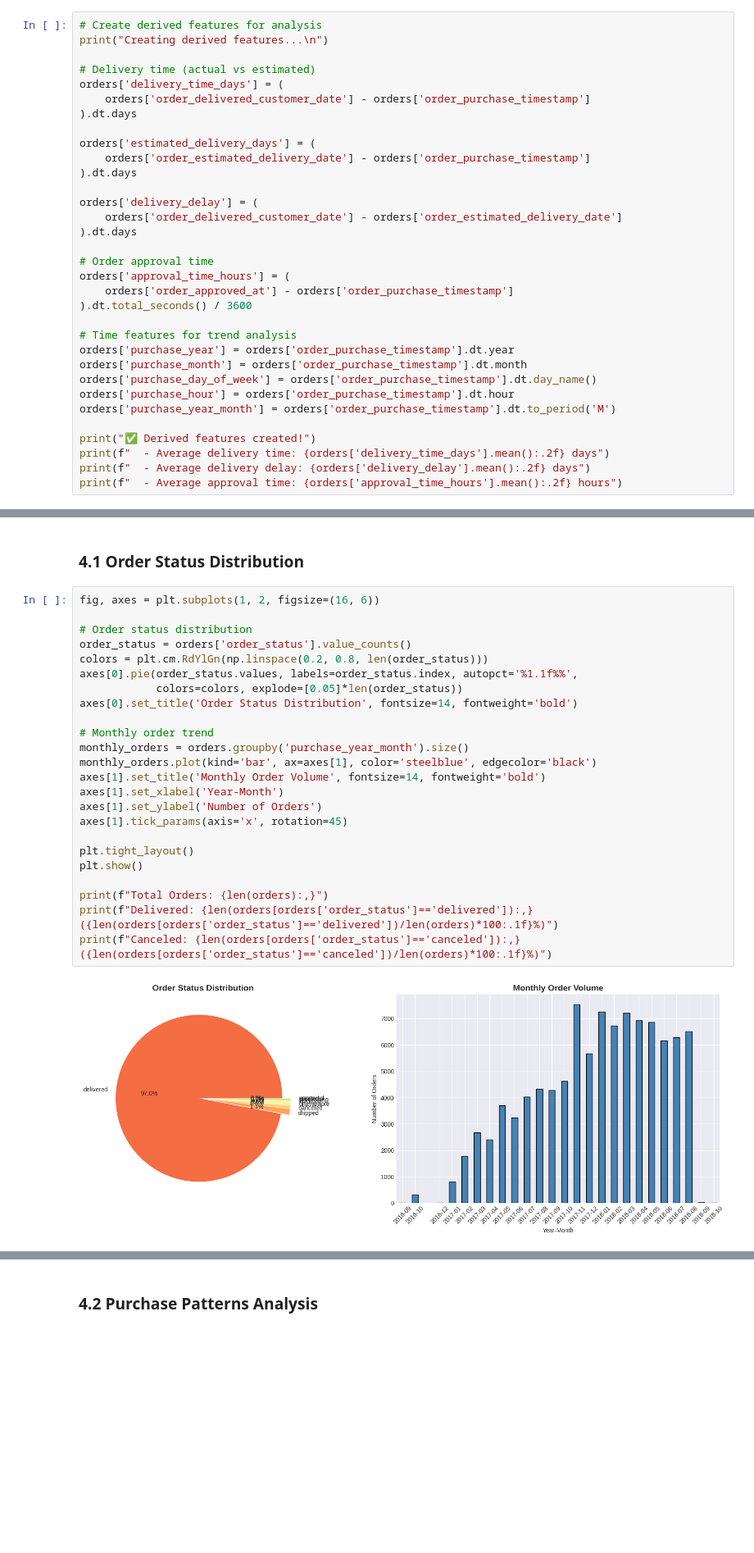
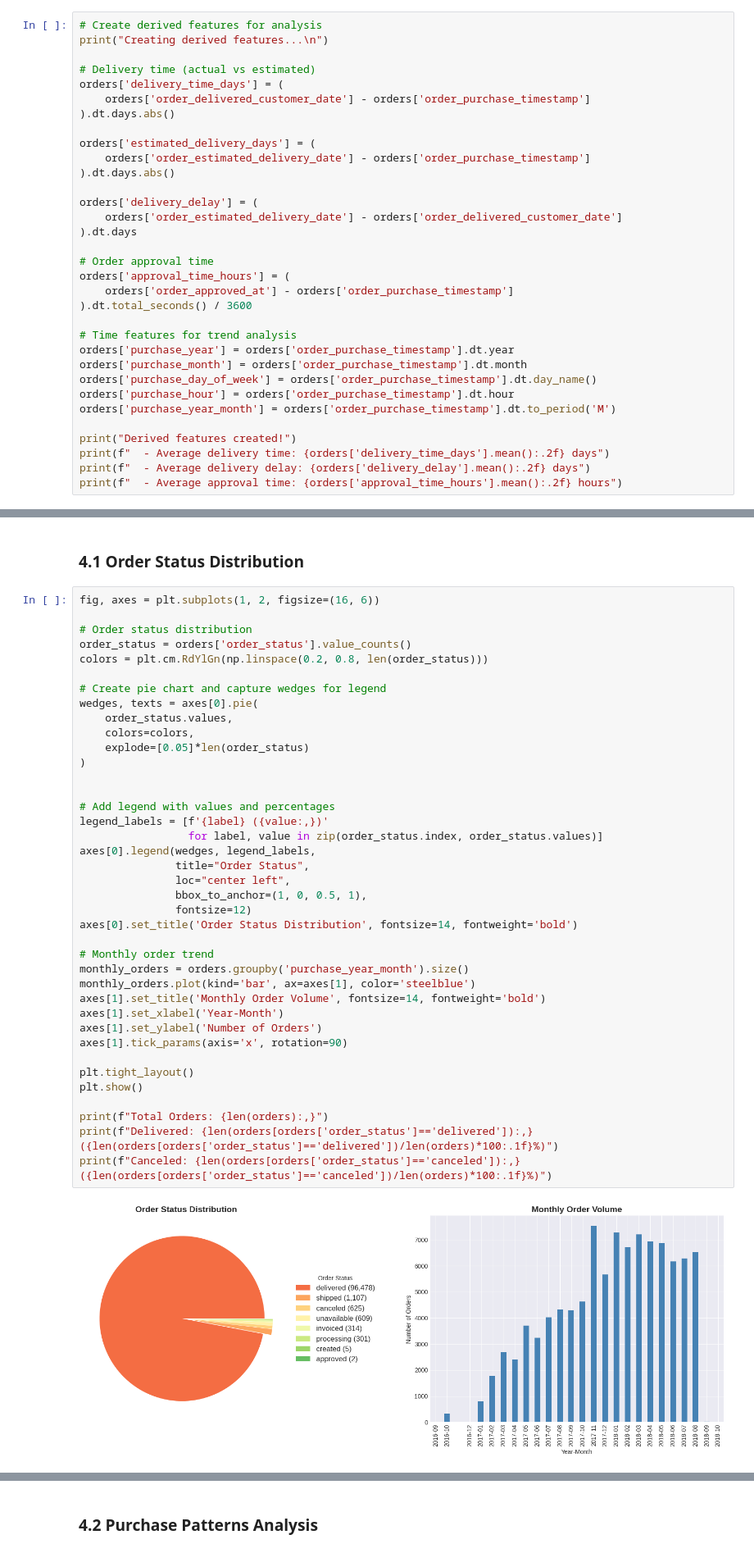
Before and after one commit to itsya-ssine/Data-Analysis, a Jupyter notebook: p.ipynb, the cells around one changed output, grey strips where cells are left out. Shown at 82% size. Cells and saved outputs as stored; diff of their text form; blank space fills up the shorter version.

```diff
--- a/p.ipynb
+++ b/p.ipynb
@@ -213,14 +205,14 @@ print("Creating derived features...\n")
 # Delivery time (actual vs estimated)
 orders['delivery_time_days'] = (
     orders['order_delivered_customer_date'] - orders['order_purchase_timestamp']
-).dt.days
+).dt.days.abs()
 
 orders['estimated_delivery_days'] = (
     orders['order_estimated_delivery_date'] - orders['order_purchase_timestamp']
-).dt.days
+).dt.days.abs()
 
 orders['delivery_delay'] = (
-    orders['order_delivered_customer_date'] - orders['order_estimated_delivery_date']
+    orders['order_estimated_delivery_date'] - orders['order_delivered_customer_date']
 ).dt.days
 
 # Order approval time
@@ -235,7 +227,7 @@ orders['purchase_day_of_week'] = orders['order_purchase_timestamp'].dt.day_name(
 orders['purchase_hour'] = orders['order_purchase_timestamp'].dt.hour
 orders['purchase_year_month'] = orders['order_purchase_timestamp'].dt.to_period('M')
 
-print("✅ Derived features created!")
+print("Derived features created!")
 print(f"  - Average delivery time: {orders['delivery_time_days'].mean():.2f} days")
 print(f"  - Average delivery delay: {orders['delivery_delay'].mean():.2f} days")
 print(f"  - Average approval time: {orders['approval_time_hours'].mean():.2f} hours")
@@ -300,29 +288,44 @@ STATISTICAL SUMMARY - NUMERICAL FEATURES
 # %%
 fig, axes = plt.subplots(1, 2, figsize=(16, 6))
 
 # Order status distribution
 order_status = orders['order_status'].value_counts()
 colors = plt.cm.RdYlGn(np.linspace(0.2, 0.8, len(order_status)))
-axes[0].pie(order_status.values, labels=order_status.index, autopct='%1.1f%%',
-            colors=colors, explode=[0.05]*len(order_status))
+
+# Create pie chart and capture wedges for legend
+wedges, texts = axes[0].pie(
+    order_status.values,
+    colors=colors,
+    explode=[0.05]*len(order_status)
+)
+
+
+# Add legend with values and percentages
+legend_labels = [f'{label} ({value:,})'
+                 for label, value in zip(order_status.index, order_status.values)]
+axes[0].legend(wedges, legend_labels,
+               title="Order Status",
+               loc="center left",
+               bbox_to_anchor=(1, 0, 0.5, 1),
+               fontsize=12)
 axes[0].set_title('Order Status Distribution', fontsize=14, fontweight='bold')
 
 # Monthly order trend
 monthly_orders = orders.groupby('purchase_year_month').size()
-monthly_orders.plot(kind='bar', ax=axes[1], color='steelblue', edgecolor='black')
+monthly_orders.plot(kind='bar', ax=axes[1], color='steelblue')
 axes[1].set_title('Monthly Order Volume', fontsize=14, fontweight='bold')
 axes[1].set_xlabel('Year-Month')
 axes[1].set_ylabel('Number of Orders')
-axes[1].tick_params(axis='x', rotation=45)
+axes[1].tick_params(axis='x', rotation=90)
 
 plt.tight_layout()
 plt.show()
 
 print(f"Total Orders: {len(orders):,}")
 print(f"Delivered: {len(orders[orders['order_status']=='delivered']):,} ({len(orders[orders['order_status']=='delivered'])/len(orders)*100:.1f}%)")
 print(f"Canceled: {len(orders[orders['order_status']=='canceled']):,} ({len(orders[orders['order_status']=='canceled'])/len(orders)*100:.1f}%)")
 # %% [output]
-[figure, old version]
+[figure, new version]
 Total Orders: 99,441
 Delivered: 96,478 (97.0%)
 Canceled: 625 (0.6%)
```
Also changed, not shown: parts of 28 cells of this notebook, 1 other file.
